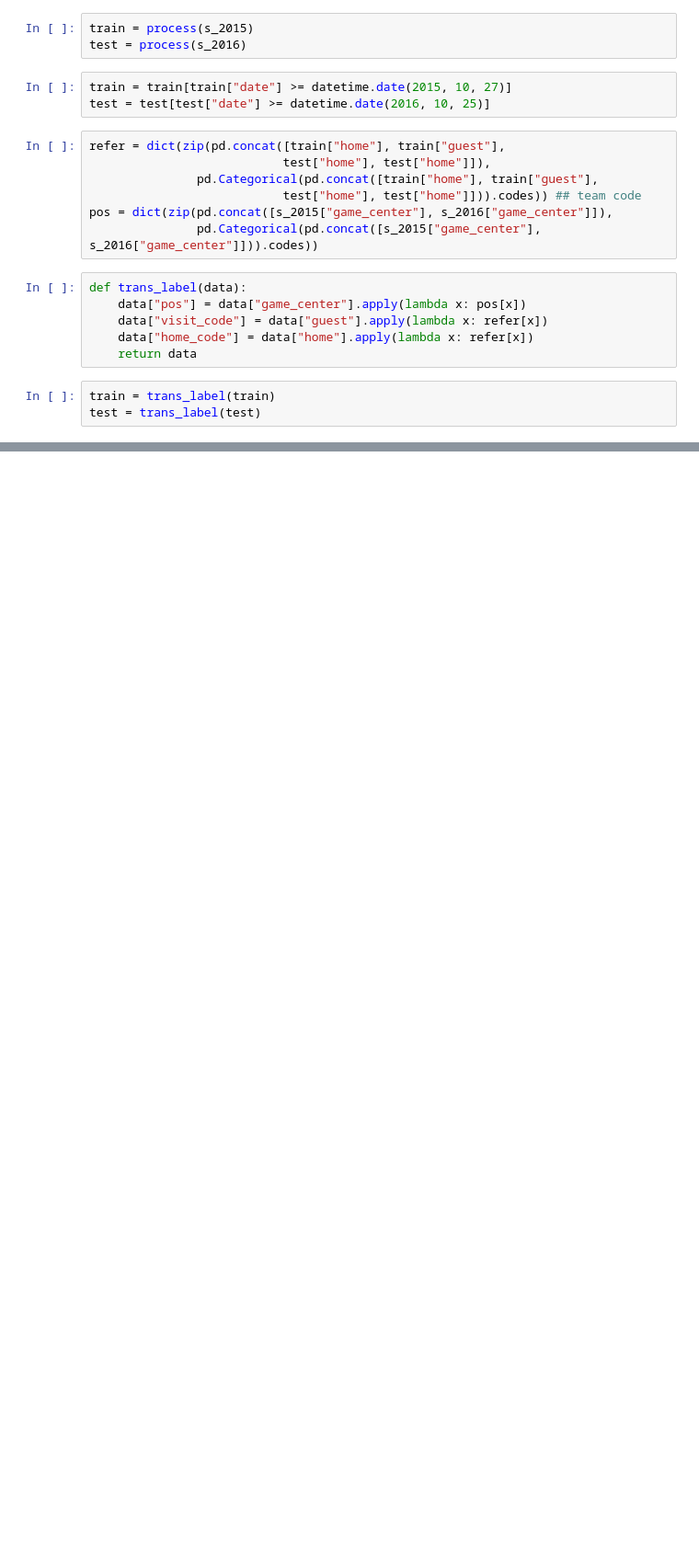
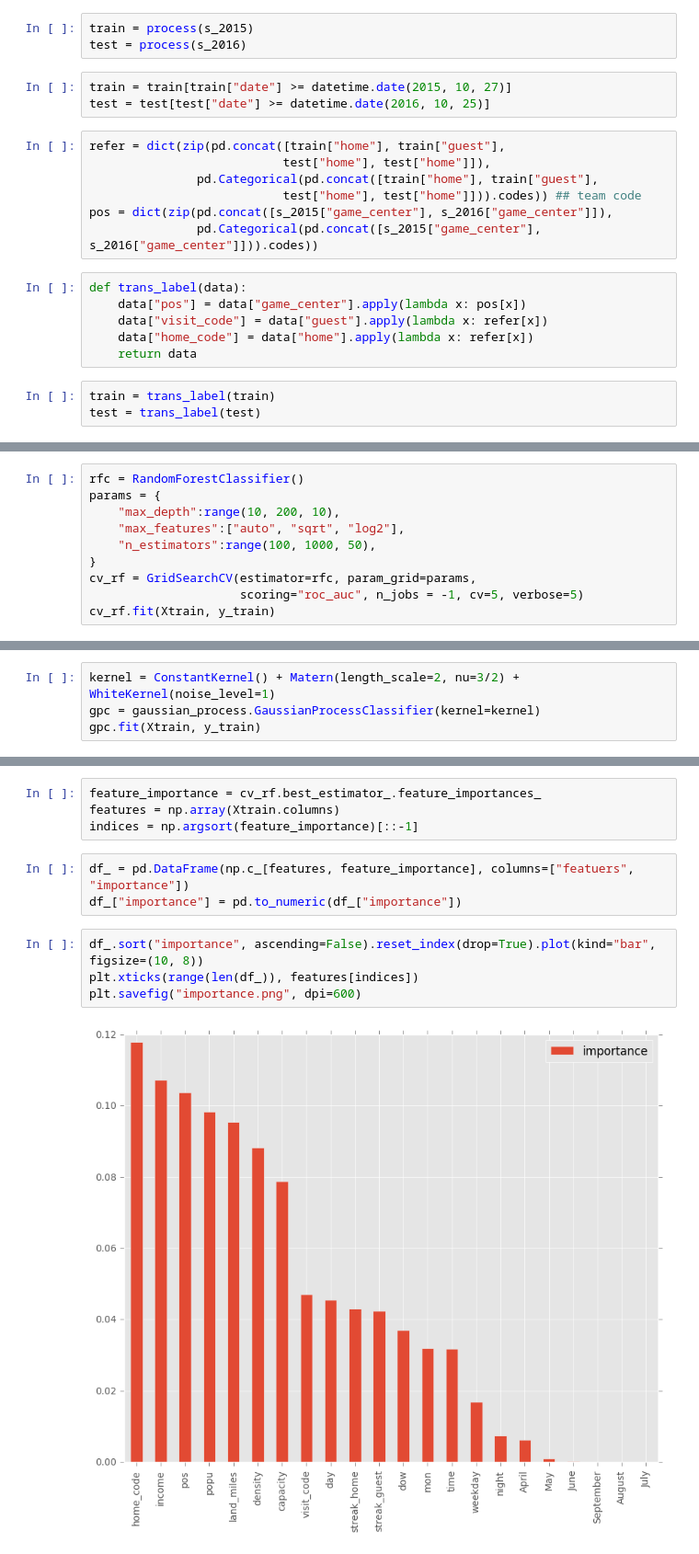
Before and after one commit to connorchency/Game-Attendance, a Jupyter notebook: model_building.ipynb, the cells around one changed output, grey strips where cells are left out. Shown at 92% size. Drawn from its saved outputs; the diff is of its cells as text; blank space fills up the shorter version.

```diff
--- a/model_building.ipynb
+++ b/model_building.ipynb
@@ -486,0 +138,10 @@ ValueError: Found input variables with inconsistent numbers of samples: [1272, 1
+# %%
+rfc = RandomForestClassifier()
+params = {
+    "max_depth":range(10, 200, 10),
+    "max_features":["auto", "sqrt", "log2"],
+    "n_estimators":range(100, 1000, 50),
+}
+cv_rf = GridSearchCV(estimator=rfc, param_grid=params,
+                     scoring="roc_auc", n_jobs = -1, cv=5, verbose=5)
+cv_rf.fit(Xtrain, y_train)
@@ -486,0 +270,4 @@ ValueError: Found input variables with inconsistent numbers of samples: [1272, 1
+# %%
+kernel = ConstantKernel() + Matern(length_scale=2, nu=3/2) + WhiteKernel(noise_level=1)
+gpc = gaussian_process.GaussianProcessClassifier(kernel=kernel)
+gpc.fit(Xtrain, y_train)
@@ -486,0 +336,13 @@ ValueError: Found input variables with inconsistent numbers of samples: [1272, 1
+# %%
+feature_importance = cv_rf.best_estimator_.feature_importances_
+features = np.array(Xtrain.columns)
+indices = np.argsort(feature_importance)[::-1]
+# %%
+df_ = pd.DataFrame(np.c_[features, feature_importance], columns=["featuers", "importance"])
+df_["importance"] = pd.to_numeric(df_["importance"])
+# %%
+df_.sort("importance", ascending=False).reset_index(drop=True).plot(kind="bar", figsize=(10, 8))
+plt.xticks(range(len(df_)), features[indices])
+plt.savefig("importance.png", dpi=600)
+# %% [output]
+[figure, added]
```
Also changed, not shown: parts of 48 cells of this notebook, 3 other files.
